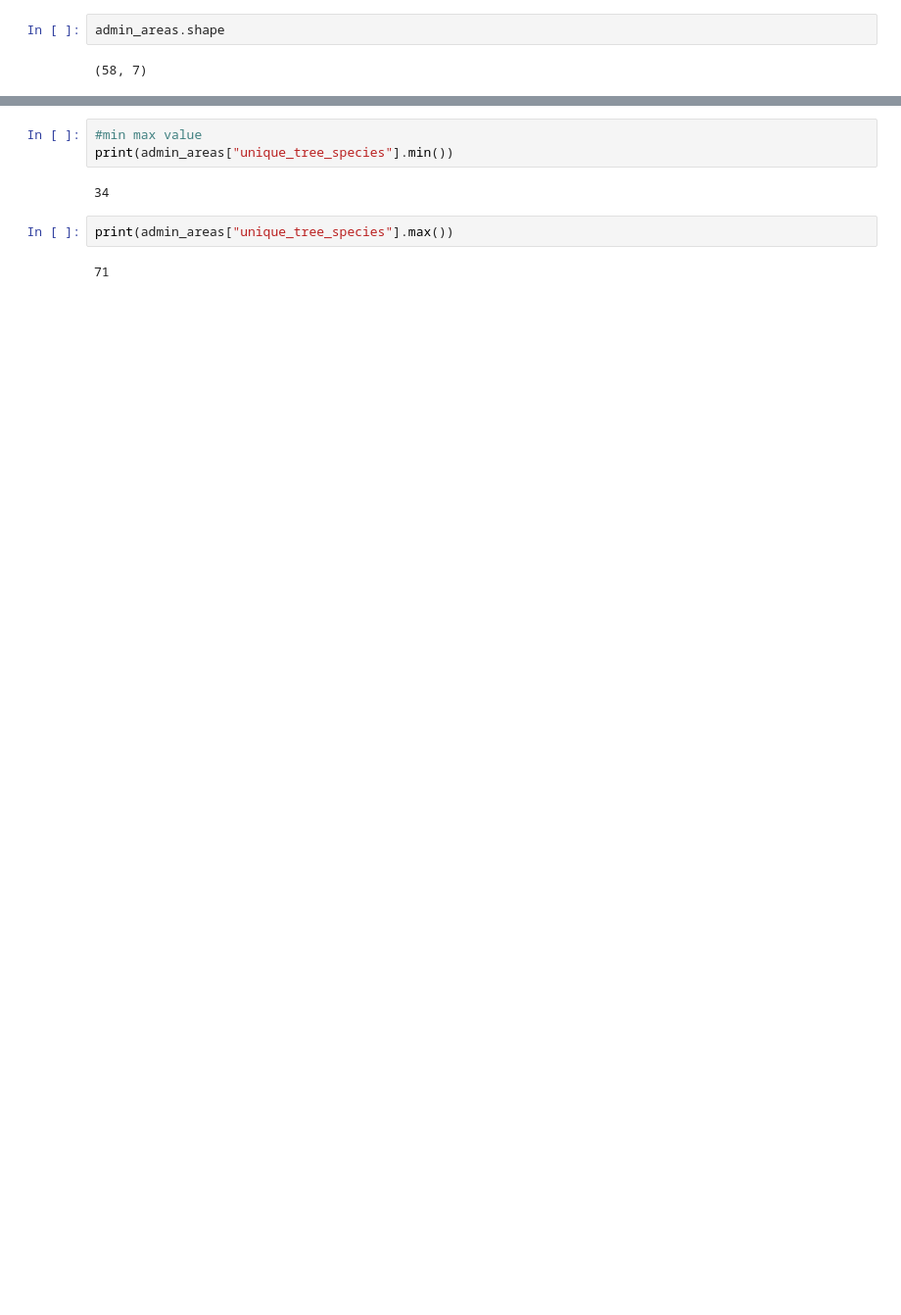
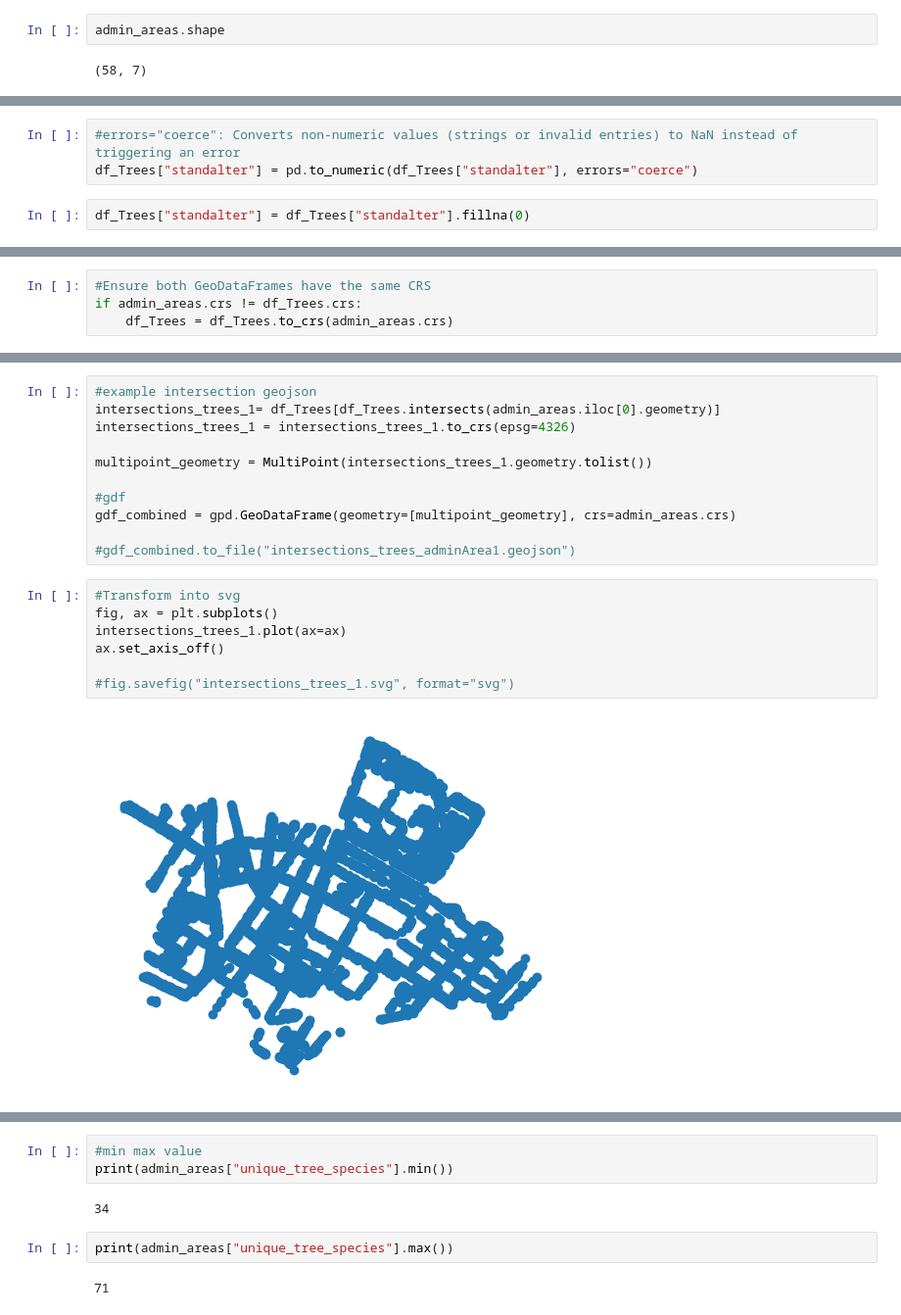
Before and after one commit to technologiestiftung/odis-cardgame, a Jupyter notebook: cardgame/scripts/number_trees_byAdminarea_Berlin.ipynb, the cells around one changed output, grey strips where cells are left out. Shown: that part at 98% size. Saved outputs shown, nothing was run; the diff lists cells and outputs as text; blank space fills up the shorter version.

```diff
--- a/cardgame/scripts/number_trees_byAdminarea_Berlin.ipynb
+++ b/cardgame/scripts/number_trees_byAdminarea_Berlin.ipynb
@@ -347,0 +147,5 @@ Admin Area: Marzahn, Unique Tree Species: 71
+# %%
+#errors="coerce": Converts non-numeric values (strings or invalid entries) to NaN instead of triggering an error
+df_Trees["standalter"] = pd.to_numeric(df_Trees["standalter"], errors="coerce")
+# %%
+df_Trees["standalter"] = df_Trees["standalter"].fillna(0)
@@ -347,0 +167,4 @@ Admin Area: Marzahn, Unique Tree Species: 71
+# %%
+#Ensure both GeoDataFrames have the same CRS
+if admin_areas.crs != df_Trees.crs:
+    df_Trees = df_Trees.to_crs(admin_areas.crs)
@@ -347,0 +245,20 @@ Admin Area: Marzahn, Unique Tree Species: 71
+# %%
+#example intersection geojson
+intersections_trees_1= df_Trees[df_Trees.intersects(admin_areas.iloc[0].geometry)]
+intersections_trees_1 = intersections_trees_1.to_crs(epsg=4326)
+
+multipoint_geometry = MultiPoint(intersections_trees_1.geometry.tolist())
+
+#gdf
+gdf_combined = gpd.GeoDataFrame(geometry=[multipoint_geometry], crs=admin_areas.crs)
+
+#gdf_combined.to_file("intersections_trees_adminArea1.geojson")
+# %%
+#Transform into svg
+fig, ax = plt.subplots()
+intersections_trees_1.plot(ax=ax)
+ax.set_axis_off()
+
+#fig.savefig("intersections_trees_1.svg", format="svg")
+# %% [output]
+[figure, added]
```
Also changed, not shown: parts of 35 cells of this notebook, 18 other files.
